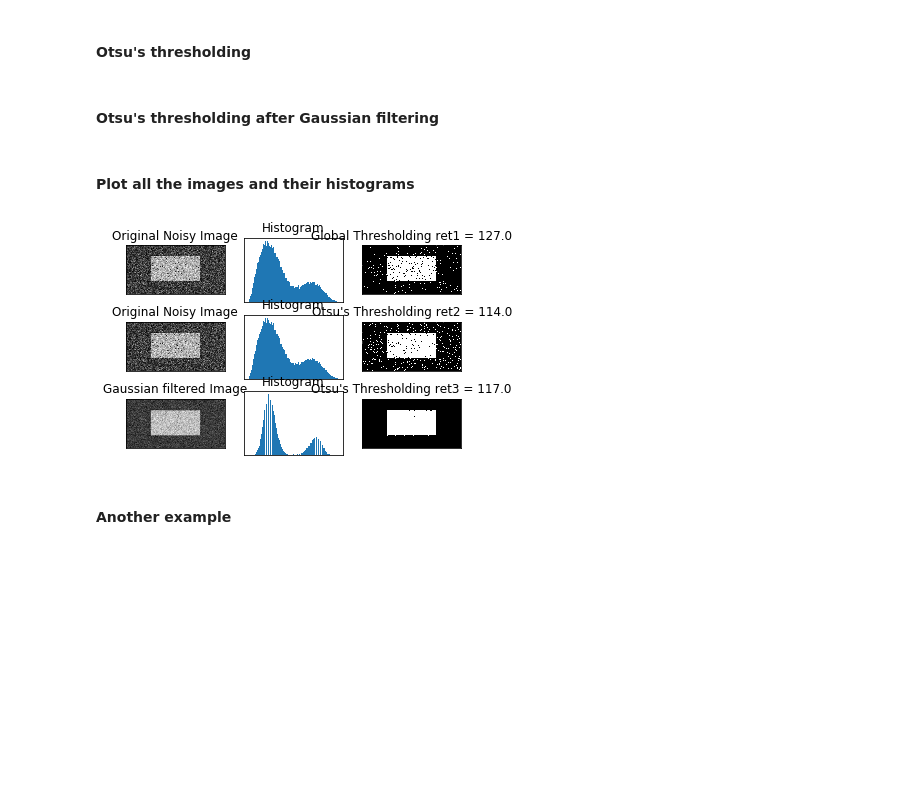
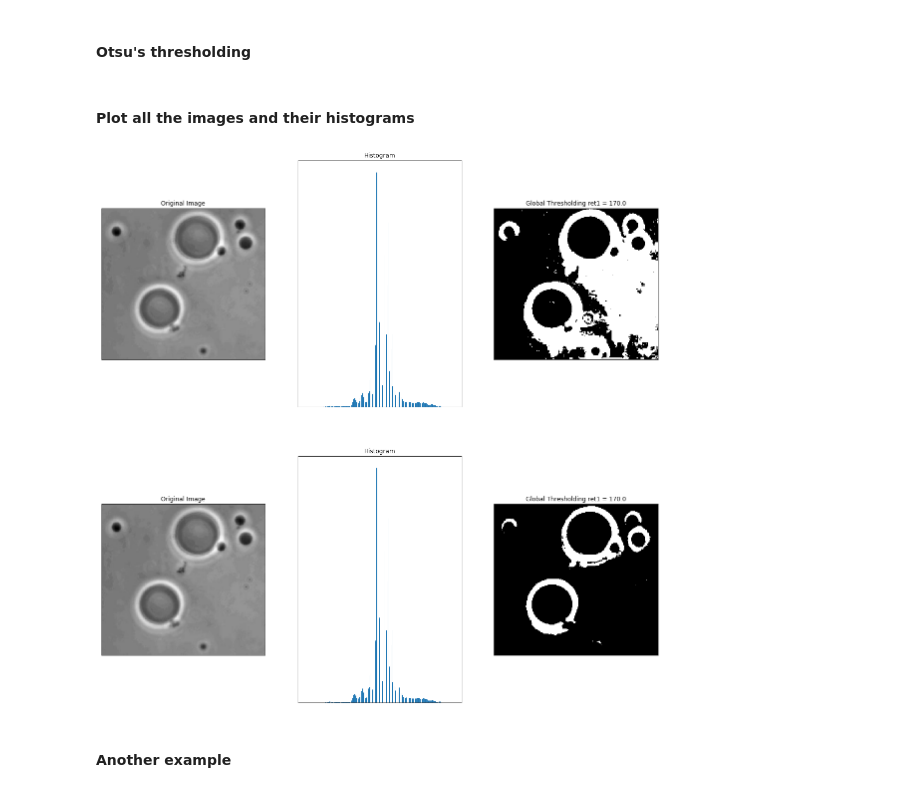
Before and after one commit to lavolpenoire/DIP, a Jupyter notebook: Lab6.ipynb, the cells around one changed output. Drawn from its saved outputs; the diff is of its cells as text; code cells hidden in the pictures; blank space fills up the shorter version.

```diff
--- a/Lab6.ipynb
+++ b/Lab6.ipynb
@@ -80,14 +80,12 @@ Check out below example. Input image is a noisy image. In first case, we applied
 # %% [markdown]
 <h3>Read sample image</h3>
 # %%
-img = cv2.imread('./examples/noisy2.png',0)
+img = cv2.imread('./examples/Fig1039a.tif',0)
 # %% [markdown]
 <h4>Global thresholding</h4>
 # %%
-ret1,th1 = cv2.threshold(img,127,255,cv2.THRESH_BINARY)
+ret1,th1 = cv2.threshold(img,170,255,cv2.THRESH_BINARY)
 # %% [markdown]
 <h4>Otsu's thresholding</h4>
 # %%
 ret2,th2 = cv2.threshold(img,0,255,cv2.THRESH_BINARY+cv2.THRESH_OTSU)
-# %% [markdown]
-<h4>Otsu's thresholding after Gaussian filtering</h4>
@@ -98,22 +93,28 @@ ret3,th3 = cv2.threshold(blur,0,255,cv2.THRESH_BINARY+cv2.THRESH_OTSU)
 <h4>Plot all the images and their histograms</h4>
 # %%
 images = [img, 0, th1,
-          img, 0, th2,
-          blur, 0, th3]
-titles = ['Original Noisy Image','Histogram','Global Thresholding' + ' ret1 = ' + str(ret1),
-          'Original Noisy Image','Histogram',"Otsu's Thresholding" + ' ret2 = ' + str(ret2),
-          'Gaussian filtered Image','Histogram',"Otsu's Thresholding" + ' ret3 = ' + str(ret3)]
+          img, 0, th2,]
+titles = ['Original Image','Histogram','Global Thresholding' + ' ret1 = ' + str(ret1),
+          'Original Image','Histogram',"Otsu's Thresholding" + ' ret2 = ' + str(ret2)]
+plt.figure(figsize=(20,20))
 
-for i in range(3):
-    plt.subplot(3,3,i*3+1),plt.imshow(images[i*3],'gray')
-    plt.title(titles[i*3]), plt.xticks([]), plt.yticks([])
-    plt.subplot(3,3,i*3+2),plt.hist(images[i*3].ravel(),256)
-    plt.title(titles[i*3+1]), plt.xticks([]), plt.yticks([])
-    plt.subplot(3,3,i*3+3),plt.imshow(images[i*3+2],'gray')
-    plt.title(titles[i*3+2]), plt.xticks([]), plt.yticks([])
+plt.subplot(231),plt.imshow(img,'gray')
+plt.title(titles[0]), plt.xticks([]), plt.yticks([])
+plt.subplot(232),plt.hist(img.ravel(),256)
+plt.title(titles[1]), plt.xticks([]), plt.yticks([])
+plt.subplot(233),plt.imshow(th1,'gray')
+plt.title(titles[2]), plt.xticks([]), plt.yticks([])
+
+plt.subplot(234),plt.imshow(img,'gray')
+plt.title(titles[0]), plt.xticks([]), plt.yticks([])
+plt.subplot(235),plt.hist(img.ravel(),256)
+plt.title(titles[1]), plt.xticks([]), plt.yticks([])
+plt.subplot(236),plt.imshow(th2,'gray')
+plt.title(titles[2]), plt.xticks([]), plt.yticks([])
+
 plt.show()
 # %% [output]
-[figure, old version]
+[figure, new version]
 # %% [markdown]
 <h4>Another example</h4>
 # %%
```
Also changed, not shown: parts of 14 cells of this notebook, 3 other files.
